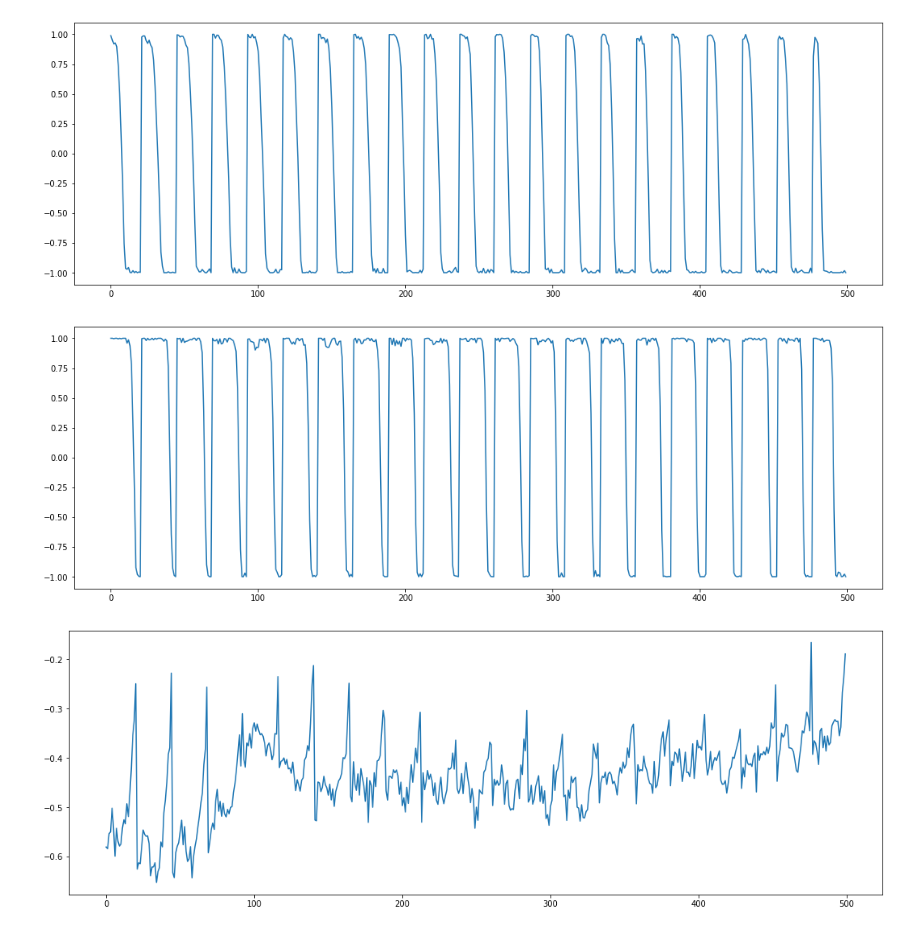
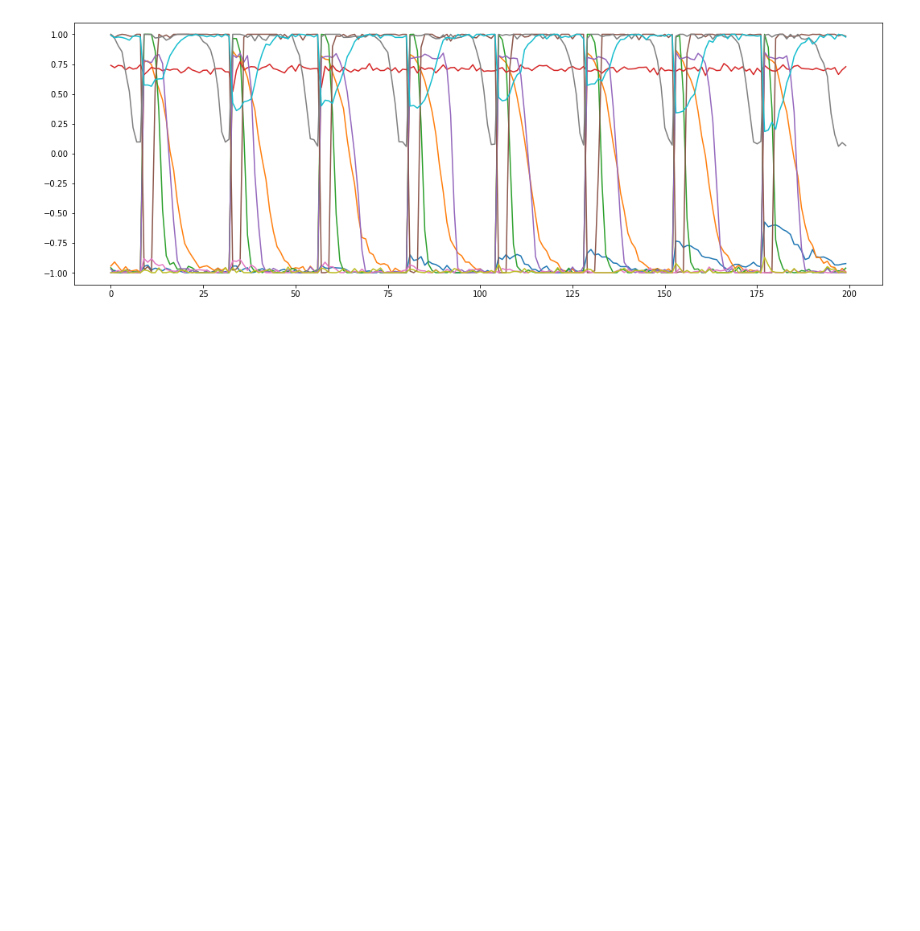
Before and after one commit to intelligent-environments-lab/CityLearn, a Jupyter notebook: main.ipynb, the cells around one changed output. Drawn from its saved outputs; the diff is of its cells as text; code cells hidden in the pictures; blank space fills up the shorter version.

Commit message:
plots

```diff
--- a/main.ipynb
+++ b/main.ipynb
@@ -234,11 +234,10 @@ if __name__ == "__main__":
 # %%
 from matplotlib.pyplot import figure
 # %%
+#Plotting all the individual actions
+figure(figsize=(18, 6))
 for uid in buildings:
-    figure(figsize=(18, 6))
-    plt.plot(env[uid].action_track[uid][2000:2500])
-    plt.show()
+    plt.plot(env[uid].action_track[uid][2300:2500])
+plt.show()
 # %% [output]
-[figure, old version]
+[figure, new version]
-[figure, removed]
-[figure, removed]
```
